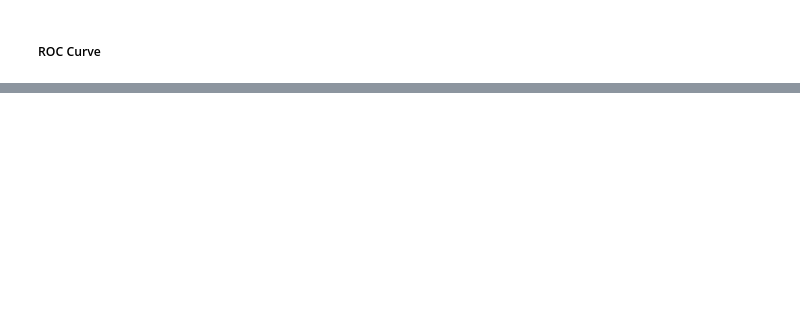
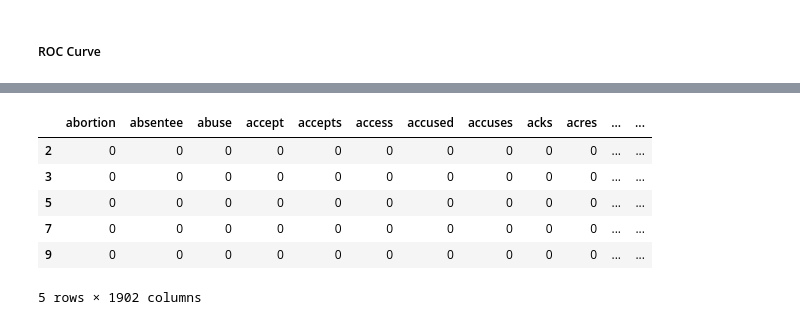
Before and after one commit to leckieje/chyrons_nlp, a Jupyter notebook: chyrons_book.ipynb, the cells around one changed output, grey strips where cells are left out. Cells and saved outputs as stored; diff of their text form; code cells hidden in the pictures; blank space fills up the shorter version.

Commit message:
tfidf lists

```diff
--- a/chyrons_book.ipynb
+++ b/chyrons_book.ipynb
@@ -879,0 +906,13 @@ def fit_nmf(X, n_components=2):
+# %%
+fox_tfidf = word_counts.loc[word_counts['network'] == 'FOXNEWSW']
+nbc_tfidf = word_counts.loc[word_counts['network'] == 'MSNBCW']
+# %%
+nbc_tfidf.head()
+# %% [output]
+|  | abortion | absentee | abuse | accept | accepts | access | accused | accuses | acks | acres | ... | ... |
+| 2 | 0 | 0 | 0 | 0 | 0 | 0 | 0 | 0 | 0 | 0 | ... | ... |
+| 3 | 0 | 0 | 0 | 0 | 0 | 0 | 0 | 0 | 0 | 0 | ... | ... |
+| 5 | 0 | 0 | 0 | 0 | 0 | 0 | 0 | 0 | 0 | 0 | ... | ... |
+| 7 | 0 | 0 | 0 | 0 | 0 | 0 | 0 | 0 | 0 | 0 | ... | ... |
+| 9 | 0 | 0 | 0 | 0 | 0 | 0 | 0 | 0 | 0 | 0 | ... | ... |
+5 rows × 1902 columns
```
Also changed, not shown: parts of 46 cells of this notebook.
